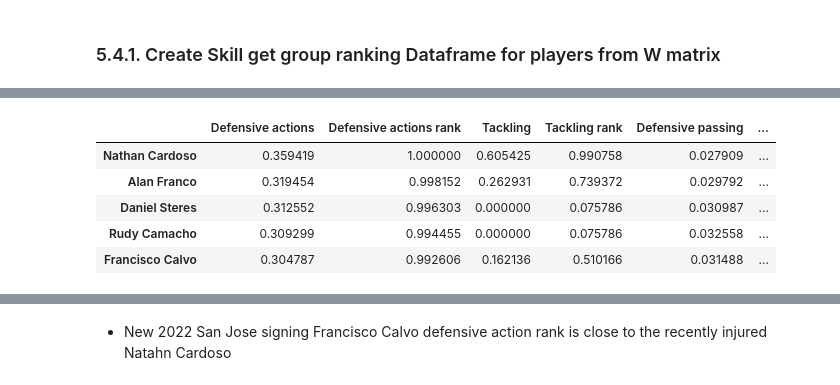
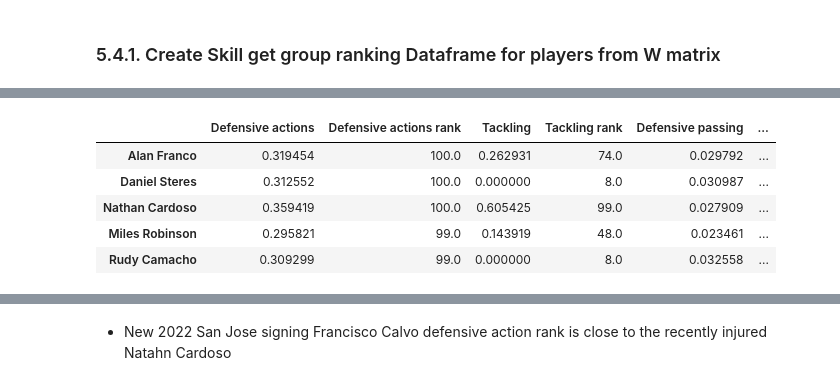
Before and after one commit to misterrustia/MLS_clustering_Captsone, a Jupyter notebook: notebooks/5_modeling.ipynb, the cells around one changed output, grey strips where cells are left out. Saved outputs shown, nothing was run; the diff lists cells and outputs as text; code cells hidden in the pictures.

Commit message:
rank hist init

```diff
--- a/notebooks/5_modeling.ipynb
+++ b/notebooks/5_modeling.ipynb
@@ -240,0 +257,8 @@ plt.savefig('../data/images/NMF_clusters_PCA.jpeg')
+# %%
+player_ranks = X.copy()
+
+#itterate through X columsn to create ranks of each feature
+for col in player_ranks.columns.values:
+    title = col +' rank'
+    player_ranks[title] = np.round(player_ranks[col].rank(pct=True,na_option='bottom',ascending=True),2) *100
+    player_ranks.drop(col,axis=1,inplace=True)
@@ -241,25 +274,25 @@ plt.savefig('../data/images/NMF_clusters_PCA.jpeg')
 # %%
 skill_sets = pd.read_csv('../data/skill_sets.csv')
 columns =['Defensive passing','Dribbling','Defensive actions','Short passing','Playing time','Tackling','Attacking play','Passing volume','Progressive passing']
 
 skill_sets.columns = columns
 
 
 dfw= pd.DataFrame(W,columns=columns,index = X.index)
 
 for col in dfw.columns.values:
     title = col +' rank'
-    dfw[title] = dfw[col].rank(pct=True,na_option = 'bottom',ascending=True)
+    dfw[title] = np.round(dfw[col].rank(pct=True,na_option = 'bottom',ascending=True),2) *100
 dfw['player_name'] = dfw.index
 dfw[['Defensive actions','Defensive actions rank','Tackling',
     'Tackling rank','Defensive passing','Defensive passing rank']].nlargest(5,columns='Defensive actions rank')
 # %% [output]
 |  | Defensive actions | Defensive actions rank | Tackling | Tackling rank | Defensive passing | ... |
-| Nathan Cardoso | 0.359419 | 1.000000 | 0.605425 | 0.990758 | 0.027909 | ... |
-| Alan Franco | 0.319454 | 0.998152 | 0.262931 | 0.739372 | 0.029792 | ... |
-| Daniel Steres | 0.312552 | 0.996303 | 0.000000 | 0.075786 | 0.030987 | ... |
-| Rudy Camacho | 0.309299 | 0.994455 | 0.000000 | 0.075786 | 0.032558 | ... |
-| Francisco Calvo | 0.304787 | 0.992606 | 0.162136 | 0.510166 | 0.031488 | ... |
+| Alan Franco | 0.319454 | 100.0 | 0.262931 | 74.0 | 0.029792 | ... |
+| Daniel Steres | 0.312552 | 100.0 | 0.000000 | 8.0 | 0.030987 | ... |
+| Nathan Cardoso | 0.359419 | 100.0 | 0.605425 | 99.0 | 0.027909 | ... |
+| Miles Robinson | 0.295821 | 99.0 | 0.143919 | 48.0 | 0.023461 | ... |
+| Rudy Camacho | 0.309299 | 99.0 | 0.000000 | 8.0 | 0.032558 | ... |
 # %%
 dfw.loc[['Nathan Cardoso','Andrés Reyes','Julian Gressel',
         'Guðmundur Þórarinsson','Walker Zimmerman','Steve Birnbaum',
```
Also changed, not shown: parts of 25 cells of this notebook, 4 other files.
